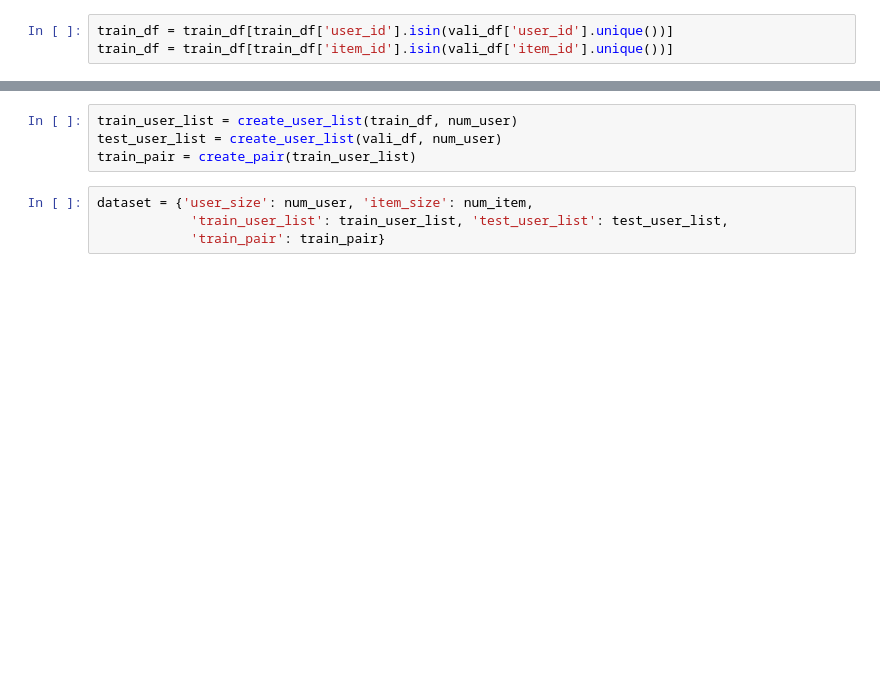
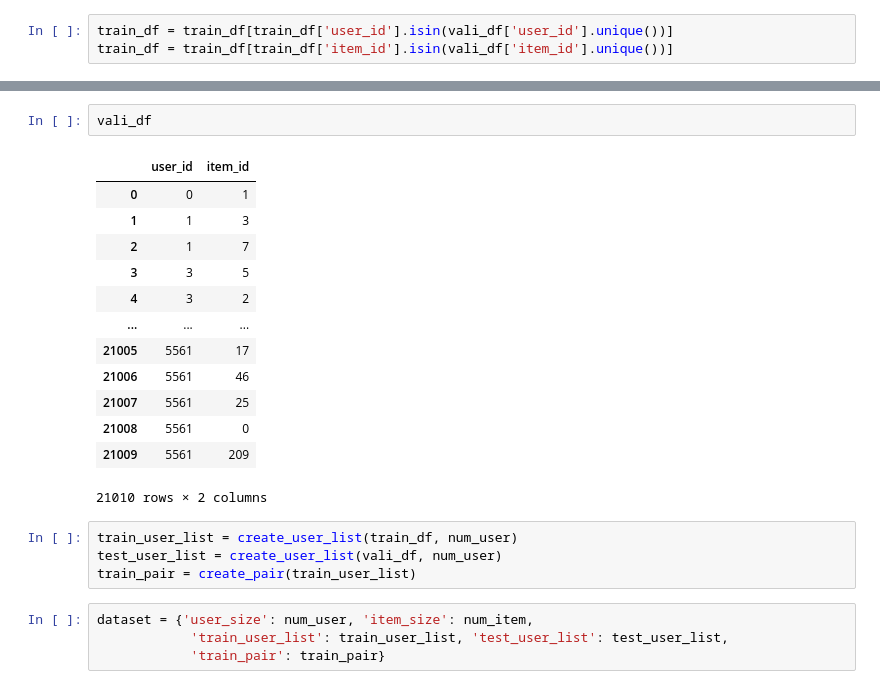
Before and after one commit to tienvu95/Item-Underrecommendation-Bias, a Jupyter notebook: fairness_reprogramming_tf.ipynb, the cells around one changed output, grey strips where cells are left out. Saved outputs shown, nothing was run; the diff lists cells and outputs as text; blank space fills up the shorter version.

```diff
--- a/fairness_reprogramming_tf.ipynb
+++ b/fairness_reprogramming_tf.ipynb
@@ -437,3 +71,19 @@ def create_pair(user_list):
+# %%
+vali_df
+# %% [output]
+|  | user_id | item_id |
+| 0 | 0 | 1 |
+| 1 | 1 | 3 |
+| 2 | 1 | 7 |
+| 3 | 3 | 5 |
+| 4 | 3 | 2 |
+| ... | ... | ... |
+| 21005 | 5561 | 17 |
+| 21006 | 5561 | 46 |
+| 21007 | 5561 | 25 |
+| 21008 | 5561 | 0 |
+| 21009 | 5561 | 209 |
+21010 rows × 2 columns
 # %%
 train_user_list = create_user_list(train_df, num_user)
 test_user_list = create_user_list(vali_df, num_user)
```
Also changed, not shown: parts of 15 cells of this notebook, 1 other file.
